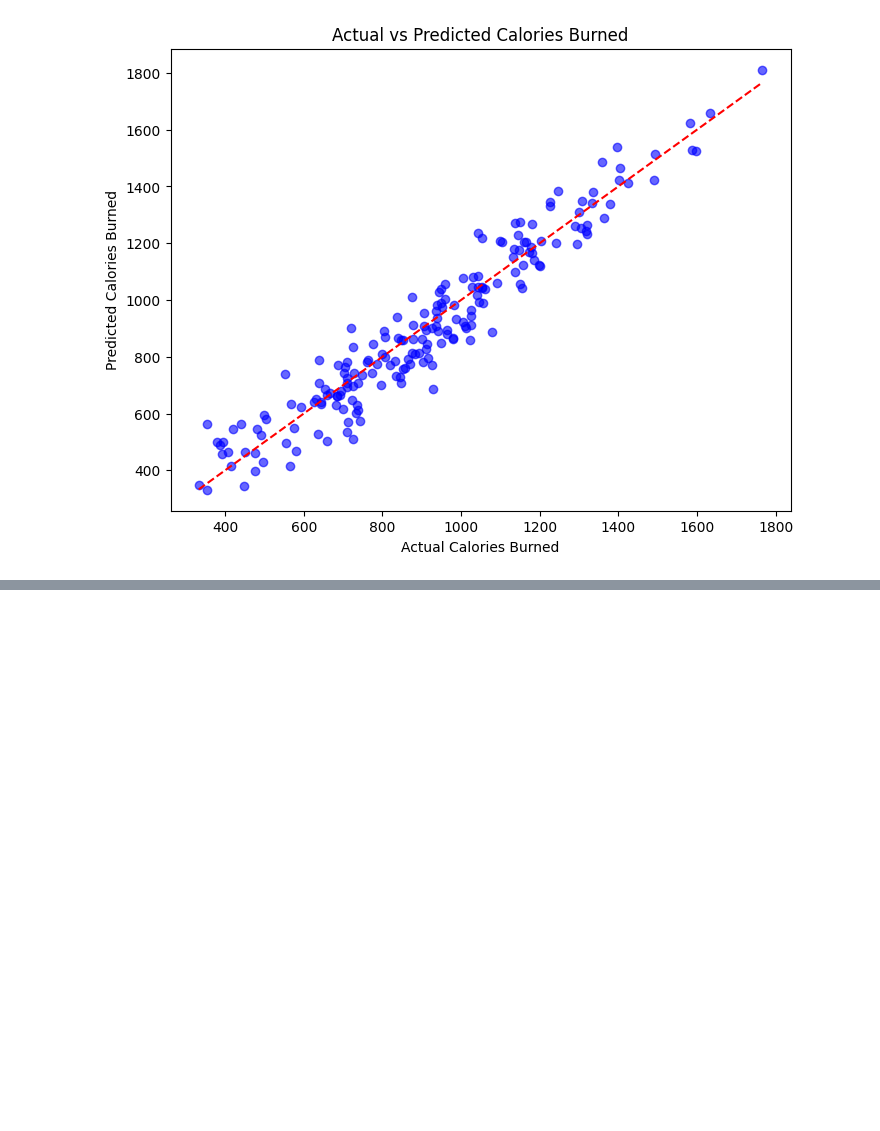
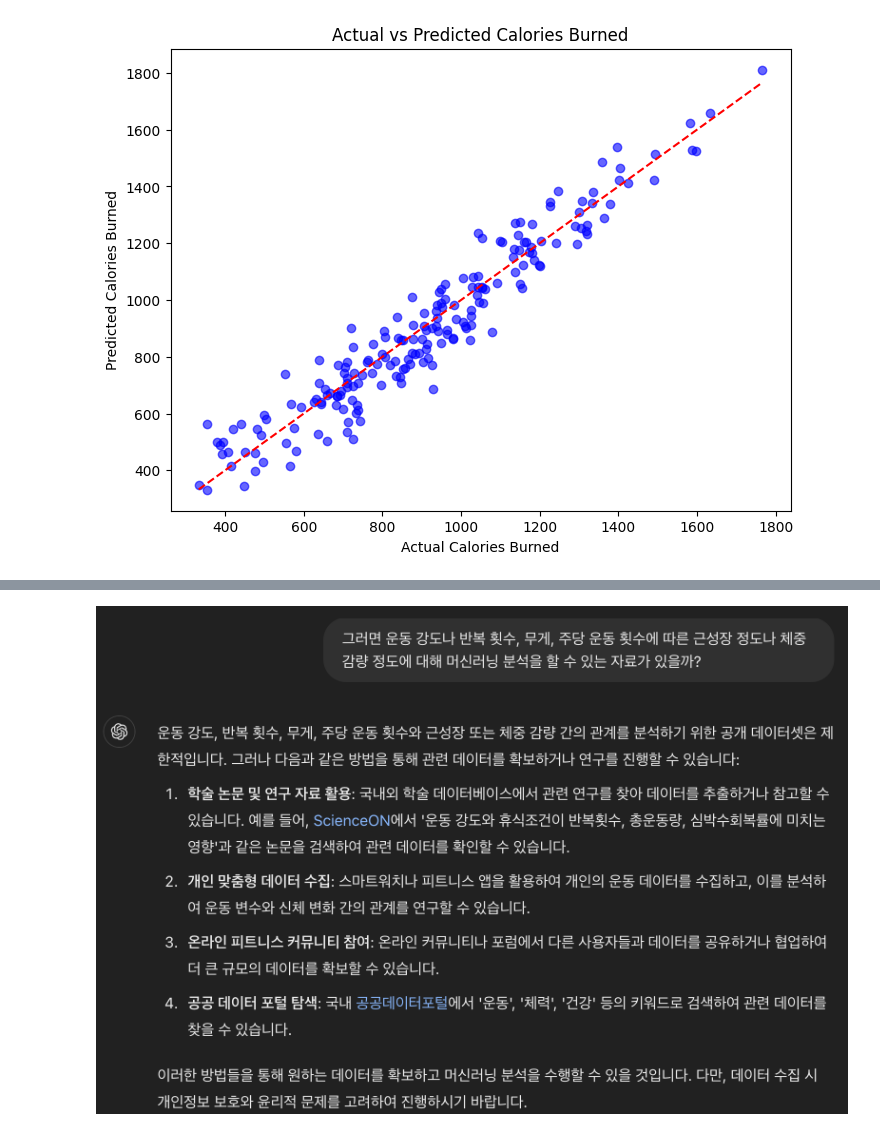
Before and after one commit to ddinggul/ML_health, a Jupyter notebook: 기말프로젝트_2011051_최준서.ipynb, the cells around one changed output, grey strips where cells are left out. Cells and saved outputs as stored; diff of their text form; code cells hidden in the pictures; blank space fills up the shorter version.

```diff
--- a/기말프로젝트_2011051_최준서.ipynb
+++ b/기말프로젝트_2011051_최준서.ipynb
@@ -207,0 +216,4 @@ plt.show()
+# %%
+display(Image(filename=image_path_2))
+# %% [output]
+[figure, added]
```
Also changed, not shown: parts of 4 cells of this notebook.
